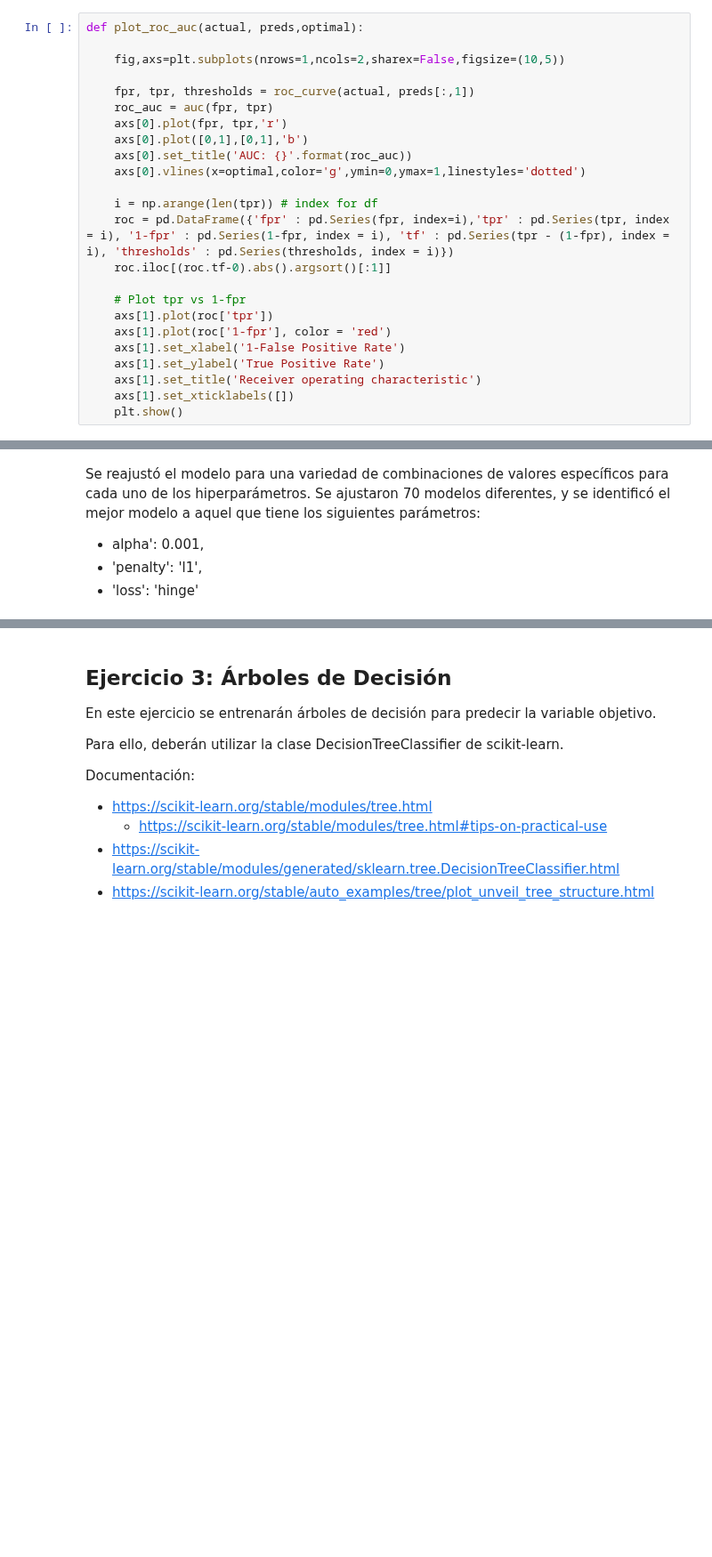
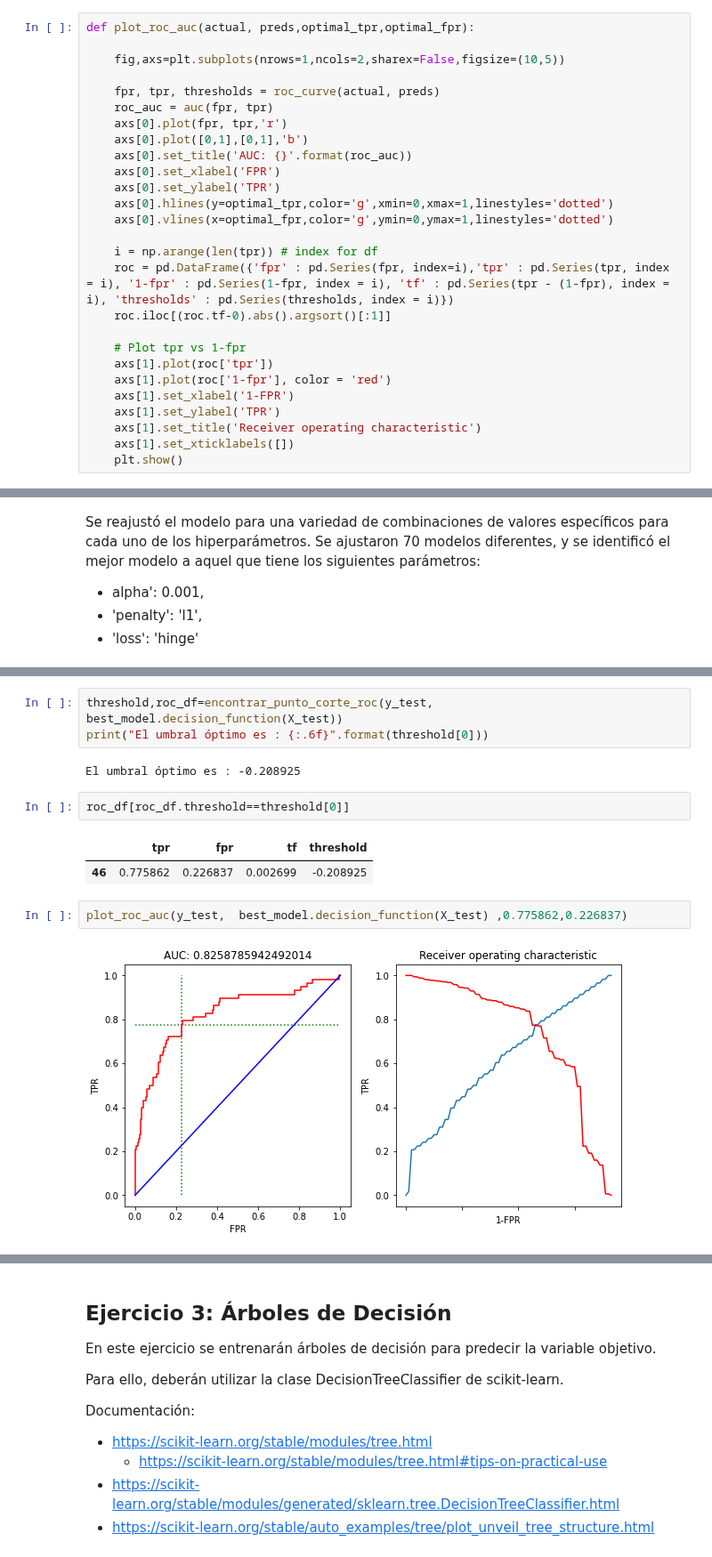
Before and after one commit to estebanarr/intro_aprendizaje_automatico, a Jupyter notebook: Notebooks/Laboratorio 2.ipynb, the cells around one changed output, grey strips where cells are left out. Shown at 89% size. Cells and saved outputs as stored; diff of their text form; blank space fills up the shorter version.

```diff
--- a/Notebooks/Laboratorio 2.ipynb
+++ b/Notebooks/Laboratorio 2.ipynb
@@ -35,16 +39,19 @@ from sklearn.metrics import roc_curve,auc
 # %% [markdown]
 # Funciones
 # %%
-def plot_roc_auc(actual, preds,optimal):
+def plot_roc_auc(actual, preds,optimal_tpr,optimal_fpr):
 
     fig,axs=plt.subplots(nrows=1,ncols=2,sharex=False,figsize=(10,5))
 
-    fpr, tpr, thresholds = roc_curve(actual, preds[:,1])
+    fpr, tpr, thresholds = roc_curve(actual, preds)
     roc_auc = auc(fpr, tpr)
     axs[0].plot(fpr, tpr,'r')
     axs[0].plot([0,1],[0,1],'b')
     axs[0].set_title('AUC: {}'.format(roc_auc))
-    axs[0].vlines(x=optimal,color='g',ymin=0,ymax=1,linestyles='dotted')
+    axs[0].set_xlabel('FPR')
+    axs[0].set_ylabel('TPR')
+    axs[0].hlines(y=optimal_tpr,color='g',xmin=0,xmax=1,linestyles='dotted')
+    axs[0].vlines(x=optimal_fpr,color='g',ymin=0,ymax=1,linestyles='dotted')
 
     i = np.arange(len(tpr)) # index for df
     roc = pd.DataFrame({'fpr' : pd.Series(fpr, index=i),'tpr' : pd.Series(tpr, index = i), '1-fpr' : pd.Series(1-fpr, index = i), 'tf' : pd.Series(tpr - (1-fpr), index = i), 'thresholds' : pd.Series(thresholds, index = i)})
@@ -53,8 +60,8 @@ def plot_roc_auc(actual, preds,optimal):
     # Plot tpr vs 1-fpr
     axs[1].plot(roc['tpr'])
     axs[1].plot(roc['1-fpr'], color = 'red')
-    axs[1].set_xlabel('1-False Positive Rate')
-    axs[1].set_ylabel('True Positive Rate')
+    axs[1].set_xlabel('1-FPR')
+    axs[1].set_ylabel('TPR')
     axs[1].set_title('Receiver operating characteristic')
     axs[1].set_xticklabels([])
     plt.show()
@@ -415,0 +428,14 @@ Para graficar la curva ROC se deberá utilizar la función predict_proba para ob
+# %%
+threshold,roc_df=encontrar_punto_corte_roc(y_test, best_model.decision_function(X_test))
+print("El umbral óptimo es : {:.6f}".format(threshold[0]))
+# %% [output]
+El umbral óptimo es : -0.208925
+# %%
+roc_df[roc_df.threshold==threshold[0]]
+# %% [output]
+|  | tpr | fpr | tf | threshold |
+| 46 | 0.775862 | 0.226837 | 0.002699 | -0.208925 |
+# %%
+plot_roc_auc(y_test,  best_model.decision_function(X_test) ,0.775862,0.226837)
+# %% [output]
+[figure, added]
```
Also changed, not shown: parts of 24 cells of this notebook.
